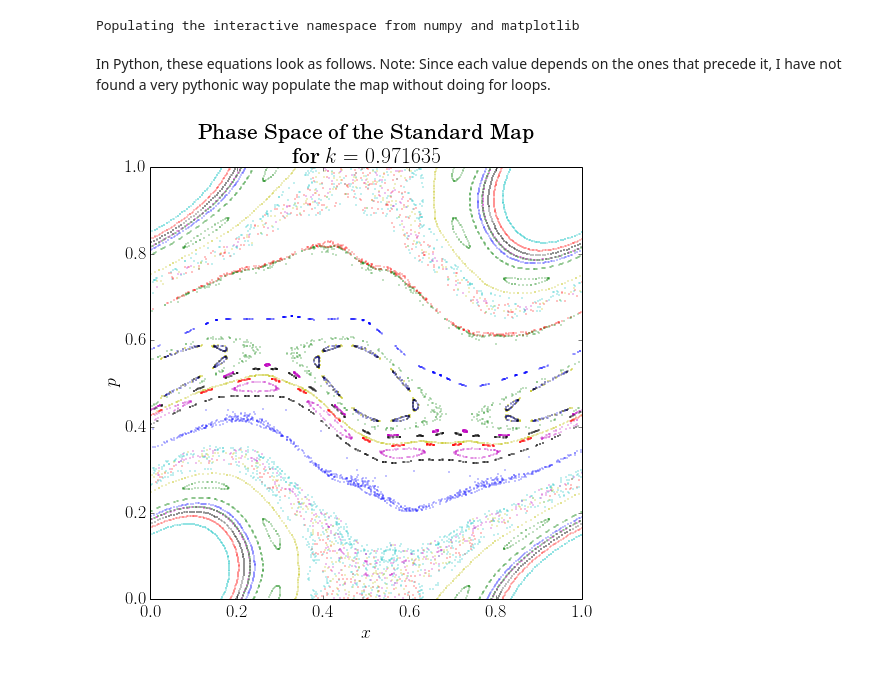
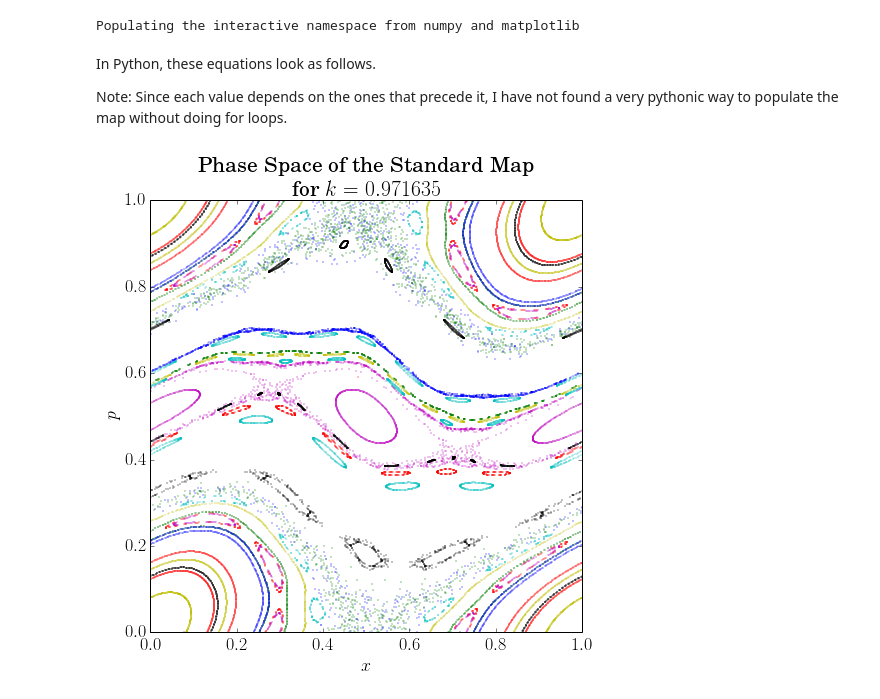
Before and after one commit to andy-esch/rrstdmp, a Jupyter notebook: docs/TheStandardMap.ipynb, the cells around one changed output. Saved outputs shown, nothing was run; the diff lists cells and outputs as text; code cells hidden in the pictures.

Commit message:
Added more detail to plots

```diff
--- a/docs/TheStandardMap.ipynb
+++ b/docs/TheStandardMap.ipynb
@@ -16,11 +32,13 @@ $$
 # %% [output]
 Populating the interactive namespace from numpy and matplotlib
 # %% [markdown]
-In Python, these equations look as follows. Note: Since each value depends on the ones that precede it, I have not found a very pythonic way populate the map without doing for loops.
+In Python, these equations look as follows.
+
+Note: Since each value depends on the ones that precede it, I have not found a very pythonic way to populate the map without doing for loops.
 # %%
 def stdmp(x0,y0,n=100,k=0.97163540631):
     """
-        Implementation of the standard map
+        Implementation of the Chirikov standard map
 
         Parameters:
         -----------
@@ -46,22 +64,24 @@ def stdmp(x0,y0,n=100,k=0.97163540631):
 
     return x, y
 # %%
-n_points = 400
+n_points = 800
 n_entries = 30
 k = 0.97163540631
 a = np.empty(n_points)
 b = np.empty(n_points)
 
 # Plot trajectories of standard map
 fig = plt.figure(figsize=(6,6))
 ax = fig.add_axes([0.1, 0.1, 1.0, 1.0])
 for j in range(n_entries):
     a, b = stdmp(np.random.rand(1),np.random.rand(1),n=n_points,k=k)
     ax.plot(a,b,'.',markersize=1)
 ax.axis((0.,1.,0.,1.))
 ax.set_xlabel('$x$')
 ax.set_ylabel('$p$')
 ax.set_title('Phase Space of the Standard Map\n for $k= %f$' % k)
 matplotlib.rcParams.update({'font.size': 18, 'text.usetex': True, 'font.family': 'serif'});
+
+del a, b, ax, fig, k, j
 # %% [output]
-[figure, old version]
+[figure, new version]
```
Also changed, not shown: parts of 5 cells of this notebook.
